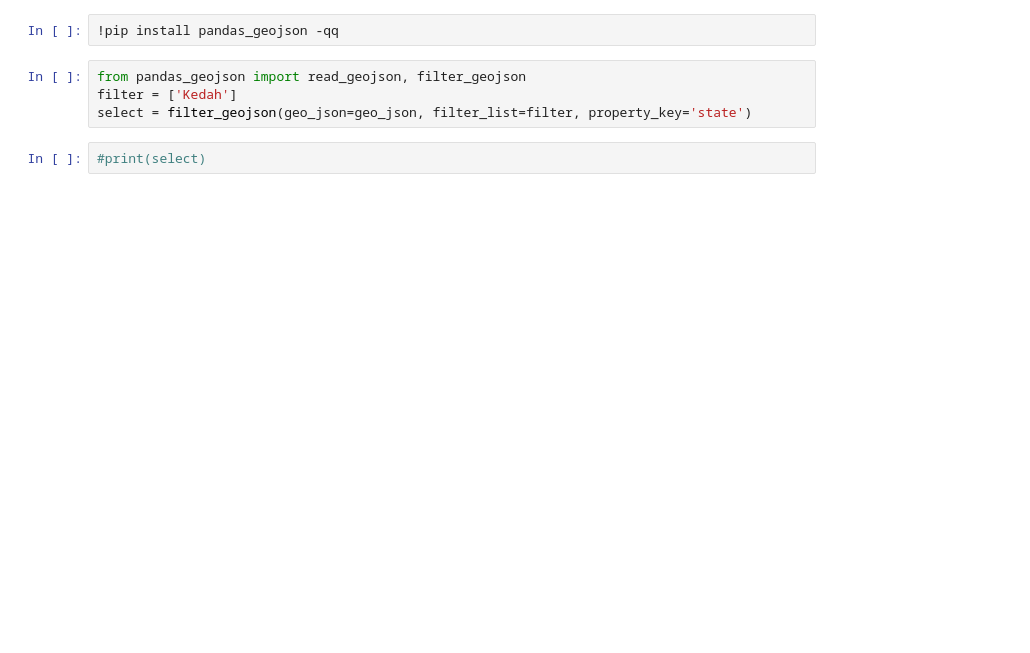
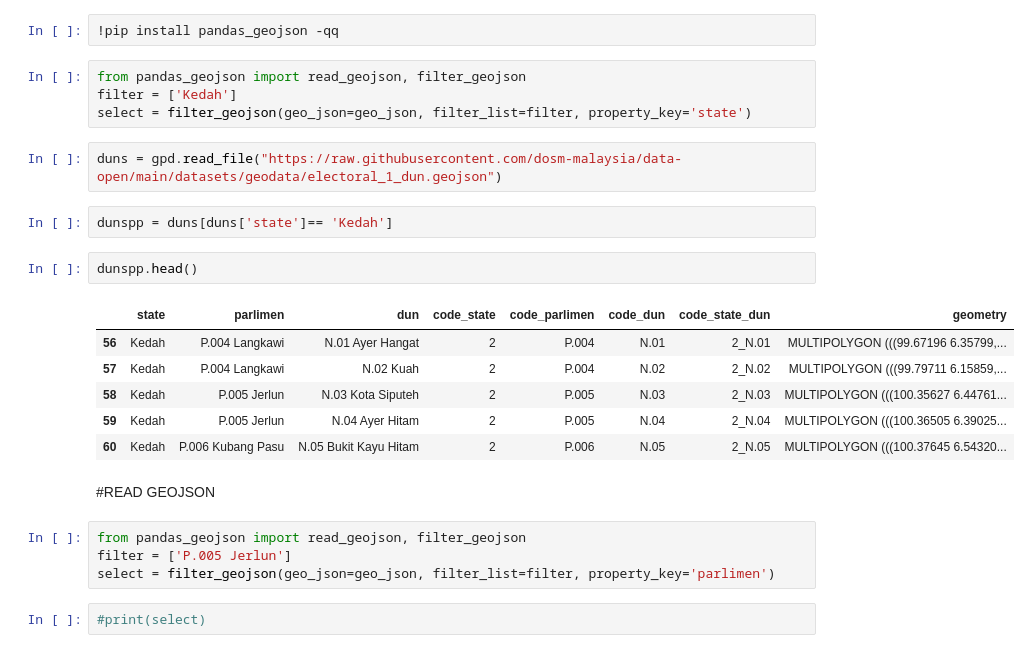
Before and after one commit to booluckgmie/training, a Jupyter notebook: python/spatial/Select State_ZoomGeoJson.ipynb, the cells around one changed output. Drawn from its saved outputs; the diff is of its cells as text; blank space fills up the shorter version.

```diff
--- a/python/spatial/Select State_ZoomGeoJson.ipynb
+++ b/python/spatial/Select State_ZoomGeoJson.ipynb
@@ -22,6 +43,25 @@ geo_json = json.load(urllib.request.urlopen(url))
 from pandas_geojson import read_geojson, filter_geojson
 filter = ['Kedah']
 select = filter_geojson(geo_json=geo_json, filter_list=filter, property_key='state')
+# %%
+duns = gpd.read_file("https://raw.githubusercontent.com/dosm-malaysia/data-open/main/datasets/geodata/electoral_1_dun.geojson")
+# %%
+dunspp = duns[duns['state']== 'Kedah']
+# %%
+dunspp.head()
+# %% [output]
+|  | state | parlimen | dun | code_state | code_parlimen | code_dun | code_state_dun | geometry |
+| 56 | Kedah | P.004 Langkawi | N.01 Ayer Hangat | 2 | P.004 | N.01 | 2_N.01 | MULTIPOLYGON (((99.67196 6.35799,... |
+| 57 | Kedah | P.004 Langkawi | N.02 Kuah | 2 | P.004 | N.02 | 2_N.02 | MULTIPOLYGON (((99.79711 6.15859,... |
+| 58 | Kedah | P.005 Jerlun | N.03 Kota Siputeh | 2 | P.005 | N.03 | 2_N.03 | MULTIPOLYGON (((100.35627 6.44761... |
+| 59 | Kedah | P.005 Jerlun | N.04 Ayer Hitam | 2 | P.005 | N.04 | 2_N.04 | MULTIPOLYGON (((100.36505 6.39025... |
+| 60 | Kedah | P.006 Kubang Pasu | N.05 Bukit Kayu Hitam | 2 | P.006 | N.05 | 2_N.05 | MULTIPOLYGON (((100.37645 6.54320... |
+# %% [markdown]
+#READ GEOJSON
+# %%
+from pandas_geojson import read_geojson, filter_geojson
+filter = ['P.005 Jerlun']
+select = filter_geojson(geo_json=geo_json, filter_list=filter, property_key='parlimen')
 # %%
 #print(select)
 # %%
```
Also changed, not shown: parts of 3 cells of this notebook.
